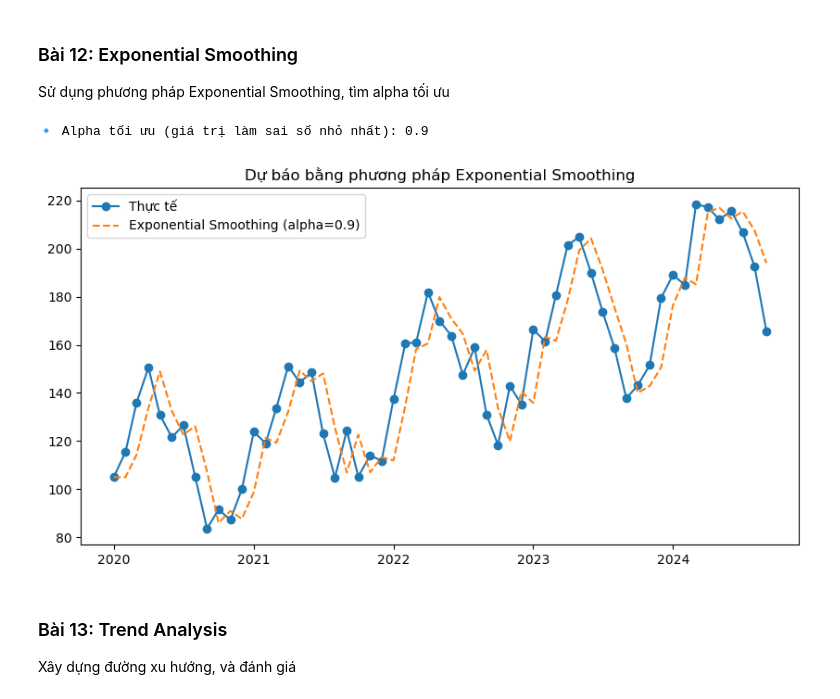
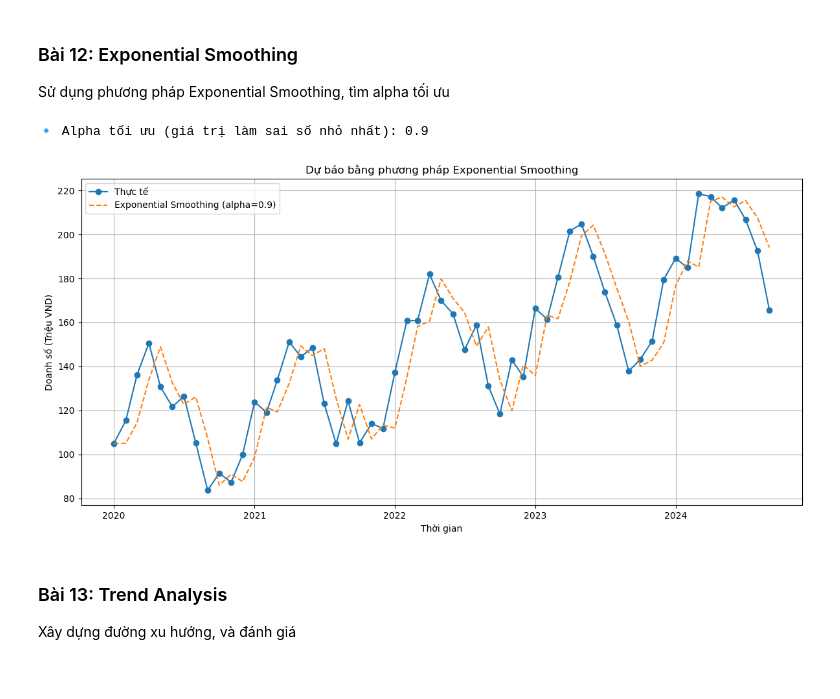
Before and after one commit to tranthikimngan2005/PTDL, a Jupyter notebook: ptdl_lab06_practice.ipynb, the cells around one changed output. Saved outputs shown, nothing was run; the diff lists cells and outputs as text; code cells hidden in the pictures.

```diff
--- a/ptdl_lab06_practice.ipynb
+++ b/ptdl_lab06_practice.ipynb
@@ -462,35 +534,48 @@ plt.show()
 
 Sử dụng phương pháp Exponential Smoothing, tìm alpha tối ưu
 # %%
+
+import matplotlib.pyplot as plt
 from statsmodels.tsa.holtwinters import SimpleExpSmoothing
+from sklearn.metrics import mean_absolute_error
 
-# Tìm alpha tối ưu bằng cách thử nhiều giá trị
+# Đảm bảo index có kiểu thời gian và tần suất rõ ràng
+df.index = pd.to_datetime(df.index)
+df.index.freq = 'MS'  # Giả sử dữ liệu theo tháng, bắt đầu từ đầu tháng
+
+# Tìm alpha tối ưu
 alphas = np.linspace(0.1, 0.9, 9)
 errors = []
 
 for alpha in alphas:
     model = SimpleExpSmoothing(df['Sales_Million_VND']).fit(smoothing_level=alpha, optimized=False)
-    df[f'ES_{alpha:.1f}'] = model.fittedvalues
-    mae = mean_absolute_error(df['Sales_Million_VND'][1:], df[f'ES_{alpha:.1f}'][1:])
+    fitted = model.fittedvalues
+    df[f'ES_{alpha:.1f}'] = fitted
+    mae = mean_absolute_error(df['Sales_Million_VND'][1:], fitted[1:])  # Bỏ giá trị đầu tiên
     errors.append(mae)
 
+# Chọn alpha tốt nhất
 best_alpha = alphas[np.argmin(errors)]
 print(f"🔹 Alpha tối ưu (giá trị làm sai số nhỏ nhất): {best_alpha:.1f}")
 
-# Dự báo lại với alpha tối ưu
+# Dự báo với alpha tối ưu
 model_best = SimpleExpSmoothing(df['Sales_Million_VND']).fit(smoothing_level=best_alpha, optimized=False)
 df['Exponential_Smoothing'] = model_best.fittedvalues
 
 # Vẽ biểu đồ
-plt.figure(figsize=(10,5))
+plt.figure(figsize=(12, 6))
 plt.plot(df['Sales_Million_VND'], label='Thực tế', marker='o')
 plt.plot(df['Exponential_Smoothing'], label=f'Exponential Smoothing (alpha={best_alpha:.1f})', linestyle='--')
 plt.title("Dự báo bằng phương pháp Exponential Smoothing")
+plt.xlabel("Thời gian")
+plt.ylabel("Doanh số (Triệu VND)")
 plt.legend()
+plt.grid(True)
+plt.tight_layout()
 plt.show()
 # %% [output]
 🔹 Alpha tối ưu (giá trị làm sai số nhỏ nhất): 0.9
-[figure, old version]
+[figure, new version]
 # %% [markdown]
 ### Bài 13: Trend Analysis
 
```
Also changed, not shown: parts of 8 cells of this notebook, 1 other file.
